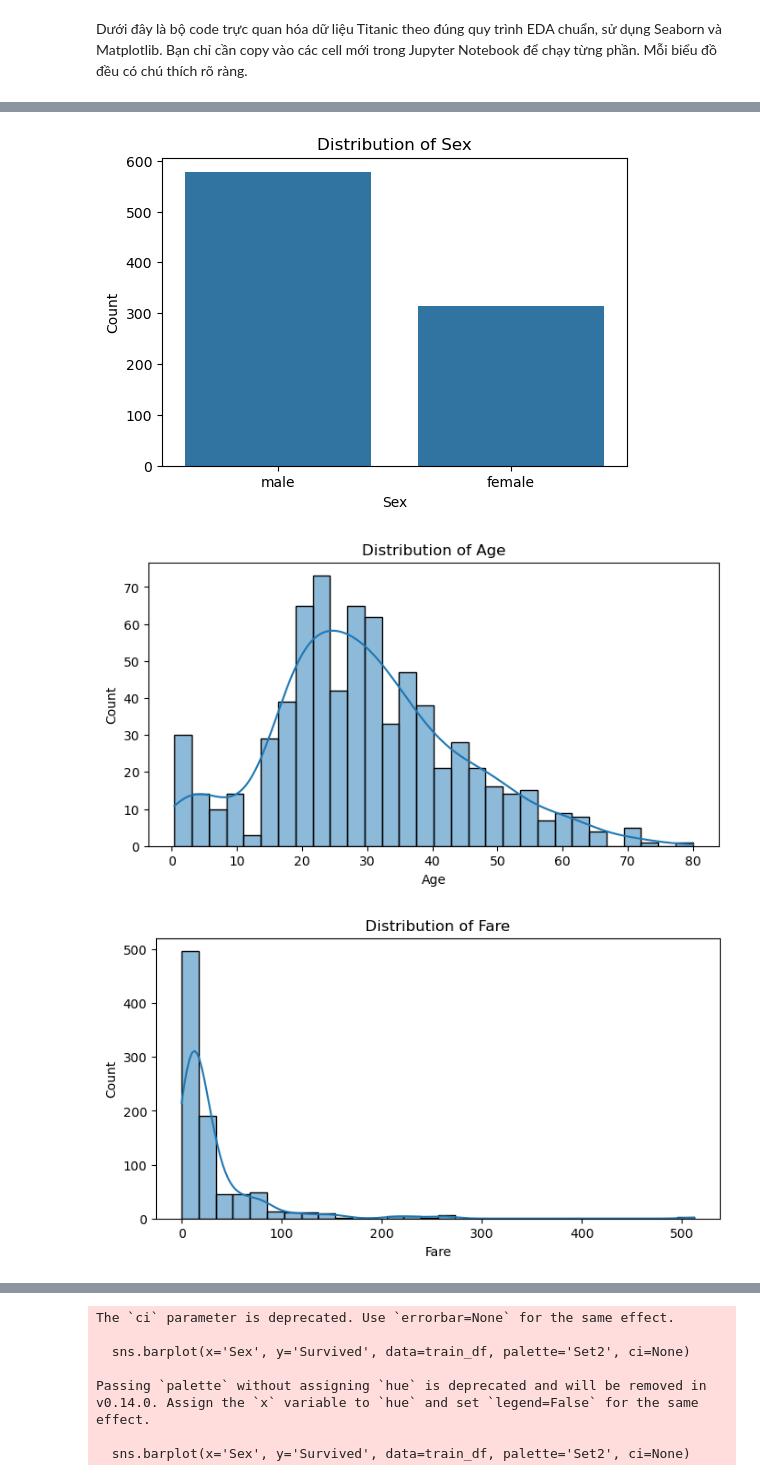
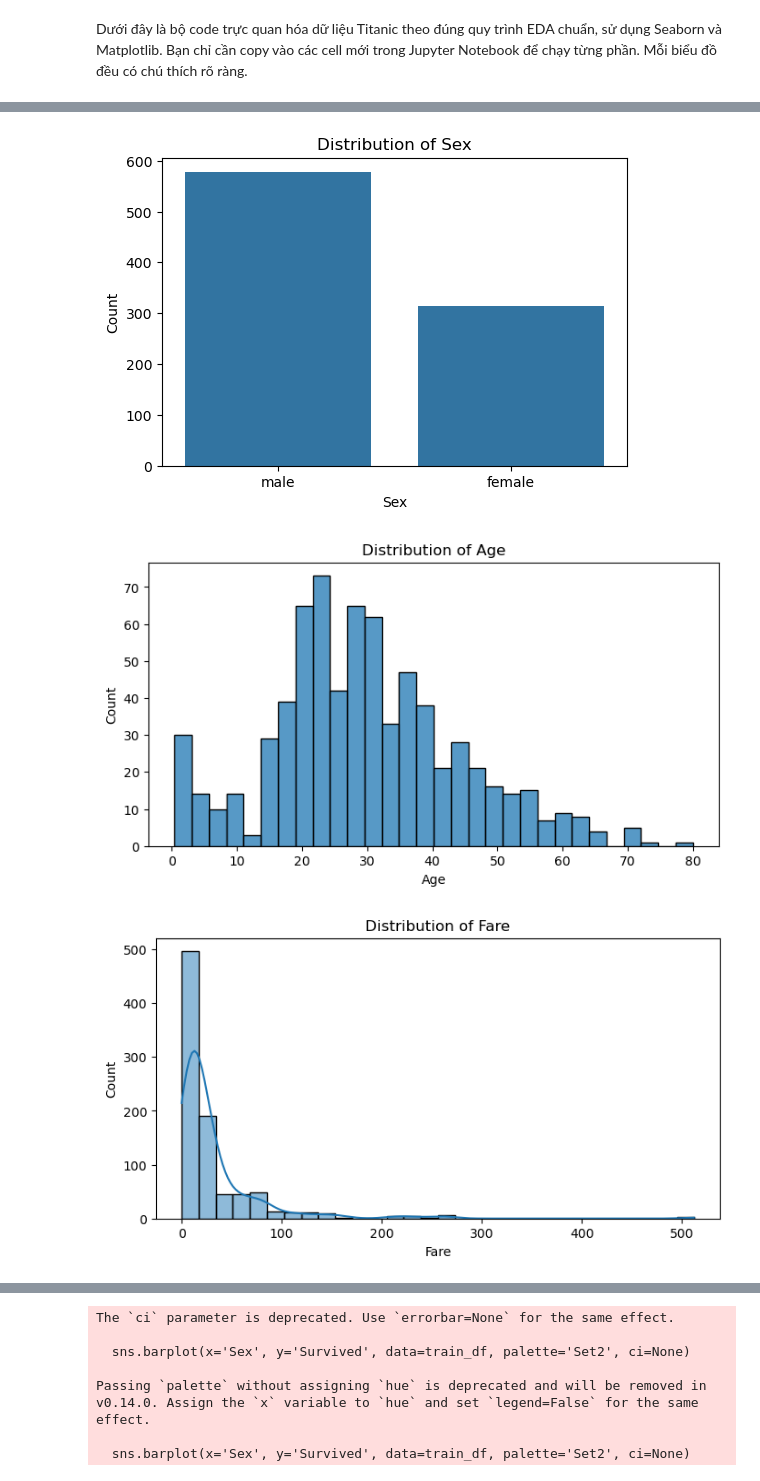
Before and after one commit to Tulokho-code/titanic, a Jupyter notebook: titanic.ipynb, the cells around one changed output, grey strips where cells are left out. Cells and saved outputs as stored; diff of their text form; code cells hidden in the pictures.

```diff
--- a/titanic.ipynb
+++ b/titanic.ipynb
@@ -97,7 +97,7 @@ plt.show()
 
 # Age
 plt.figure(figsize=(8,4))
-sns.histplot(train_df['Age'].dropna(), kde=True, bins=30)
+sns.histplot(train_df['Age'].dropna(), bins=30)
 plt.title('Distribution of Age')
 plt.xlabel('Age')
 plt.ylabel('Count')
@@ -111,34 +111,34 @@ plt.xlabel('Fare')
 plt.ylabel('Count')
 plt.show()
 
 # SibSp
 plt.figure(figsize=(6,4))
 sns.countplot(x='SibSp', data=train_df)
 plt.title('Distribution of SibSp')
 plt.xlabel('SibSp')
 plt.ylabel('Count')
 plt.show()
 
 # Parch
 plt.figure(figsize=(6,4))
 sns.countplot(x='Parch', data=train_df)
 plt.title('Distribution of Parch')
 plt.xlabel('Parch')
 plt.ylabel('Count')
 plt.show()
 
 # Embarked
 plt.figure(figsize=(6,4))
 sns.countplot(x='Embarked', data=train_df)
 plt.title('Distribution of Embarked')
 plt.xlabel('Embarked')
 plt.ylabel('Count')
 plt.show()
 # %% [output]
 [figure]
 [figure]
 [figure]
-[figure, old version]
+[figure, new version]
 [figure]
 [figure]
 [figure]
```
Also changed, not shown: parts of 1 cell of this notebook, 2 other files.
